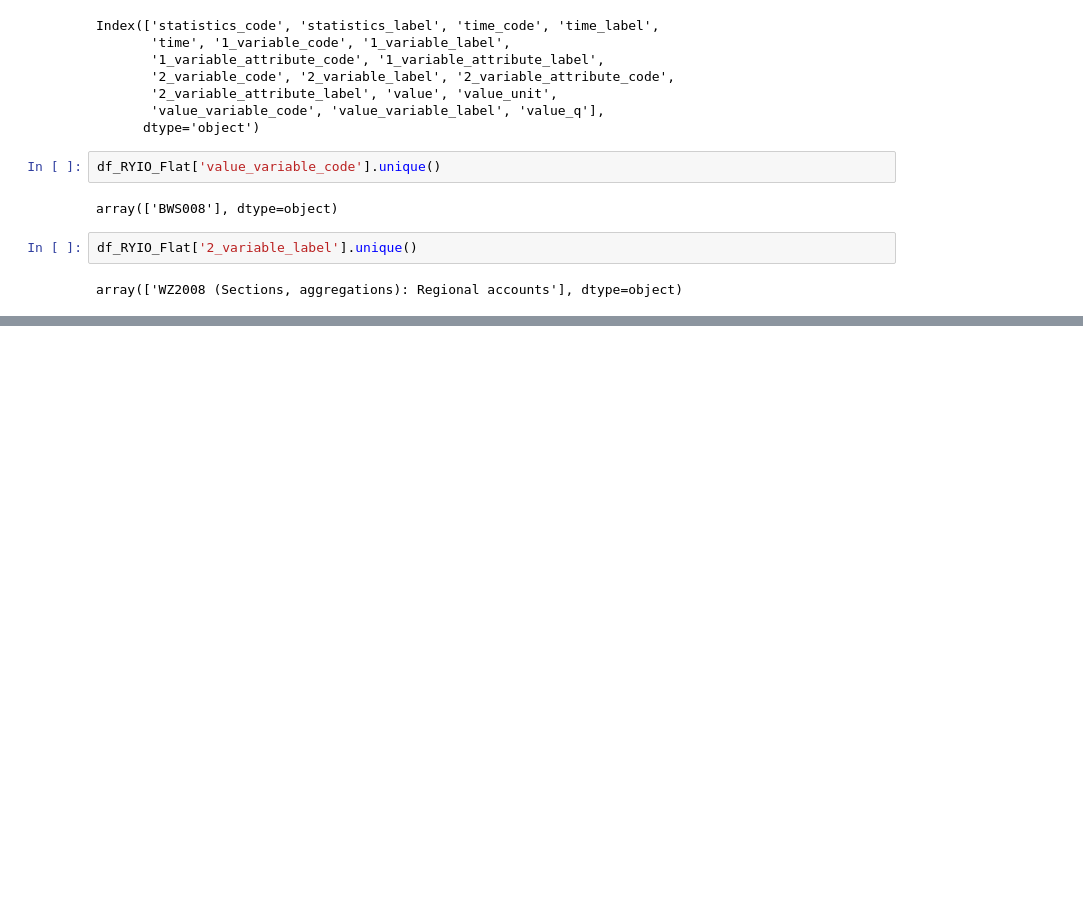
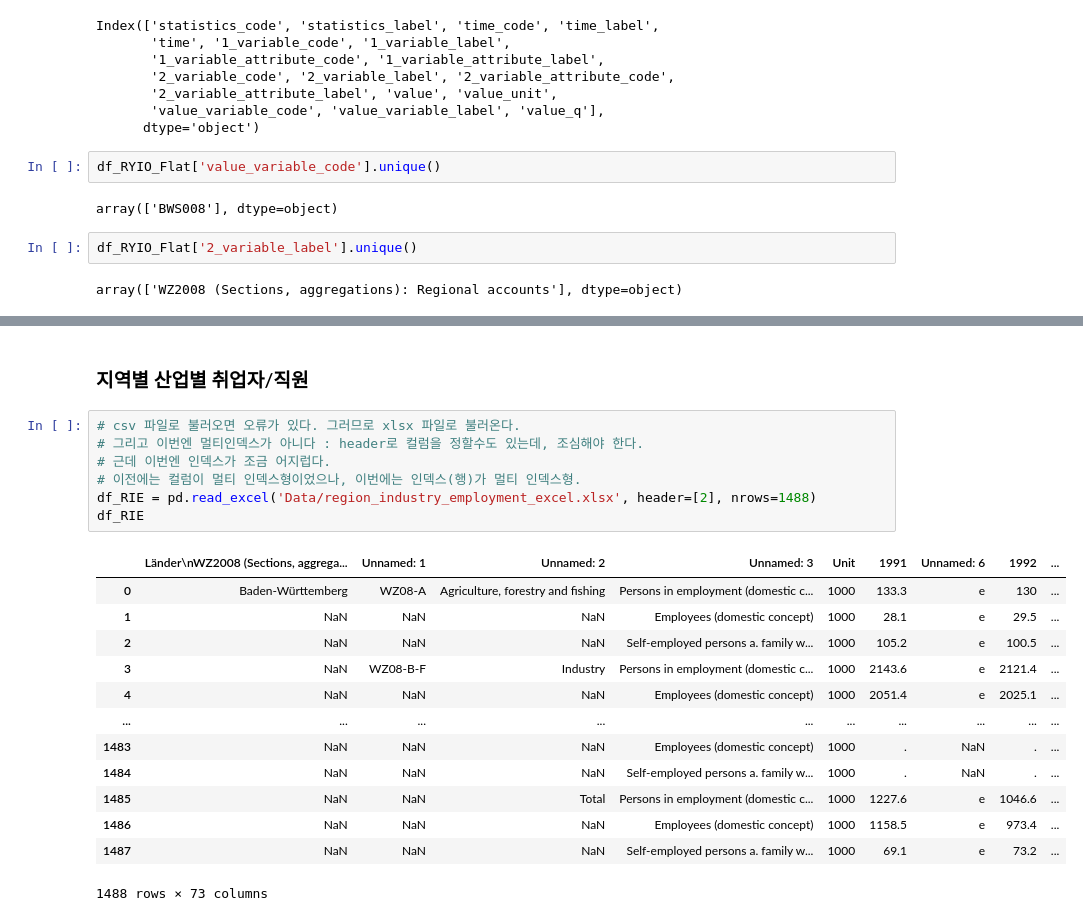
Before and after one commit to Kongalmengi/Stromverbrauch_Projekt, a Jupyter notebook: DateCheck.ipynb, the cells around one changed output, grey strips where cells are left out. Drawn from its saved outputs; the diff is of its cells as text; blank space fills up the shorter version.

```diff
--- a/DateCheck.ipynb
+++ b/DateCheck.ipynb
@@ -189,0 +355,23 @@ array(['WZ2008 (Sections, aggregations): Regional accounts'], dtype=object)
+# %% [markdown]
+### 지역별 산업별 취업자/직원
+# %%
+# csv 파일로 불러오면 오류가 있다. 그러므로 xlsx 파일로 불러온다.
+# 그리고 이번엔 멀티인덱스가 아니다 : header로 컬럼을 정할수도 있는데, 조심해야 한다.
+# 근데 이번엔 인덱스가 조금 어지럽다.
+# 이전에는 컬럼이 멀티 인덱스형이었으나, 이번에는 인덱스(행)가 멀티 인덱스형.
+df_RIE = pd.read_excel('Data/region_industry_employment_excel.xlsx', header=[2], nrows=1488)
+df_RIE
+# %% [output]
+|  | Länder\nWZ2008 (Sections, aggrega... | Unnamed: 1 | Unnamed: 2 | Unnamed: 3 | Unit | 1991 | Unnamed: 6 | 1992 | ... |
+| 0 | Baden-Württemberg | WZ08-A | Agriculture, forestry and fishing | Persons in employment (domestic c... | 1000 | 133.3 | e | 130 | ... |
+| 1 | NaN | NaN | NaN | Employees (domestic concept) | 1000 | 28.1 | e | 29.5 | ... |
+| 2 | NaN | NaN | NaN | Self-employed persons a. family w... | 1000 | 105.2 | e | 100.5 | ... |
+| 3 | NaN | WZ08-B-F | Industry | Persons in employment (domestic c... | 1000 | 2143.6 | e | 2121.4 | ... |
+| 4 | NaN | NaN | NaN | Employees (domestic concept) | 1000 | 2051.4 | e | 2025.1 | ... |
+| ... | ... | ... | ... | ... | ... | ... | ... | ... | ... |
+| 1483 | NaN | NaN | NaN | Employees (domestic concept) | 1000 | . | NaN | . | ... |
+| 1484 | NaN | NaN | NaN | Self-employed persons a. family w... | 1000 | . | NaN | . | ... |
+| 1485 | NaN | NaN | Total | Persons in employment (domestic c... | 1000 | 1227.6 | e | 1046.6 | ... |
+| 1486 | NaN | NaN | NaN | Employees (domestic concept) | 1000 | 1158.5 | e | 973.4 | ... |
+| 1487 | NaN | NaN | NaN | Self-employed persons a. family w... | 1000 | 69.1 | e | 73.2 | ... |
+1488 rows × 73 columns
```
Also changed, not shown: parts of 21 cells of this notebook, 1 other file.
